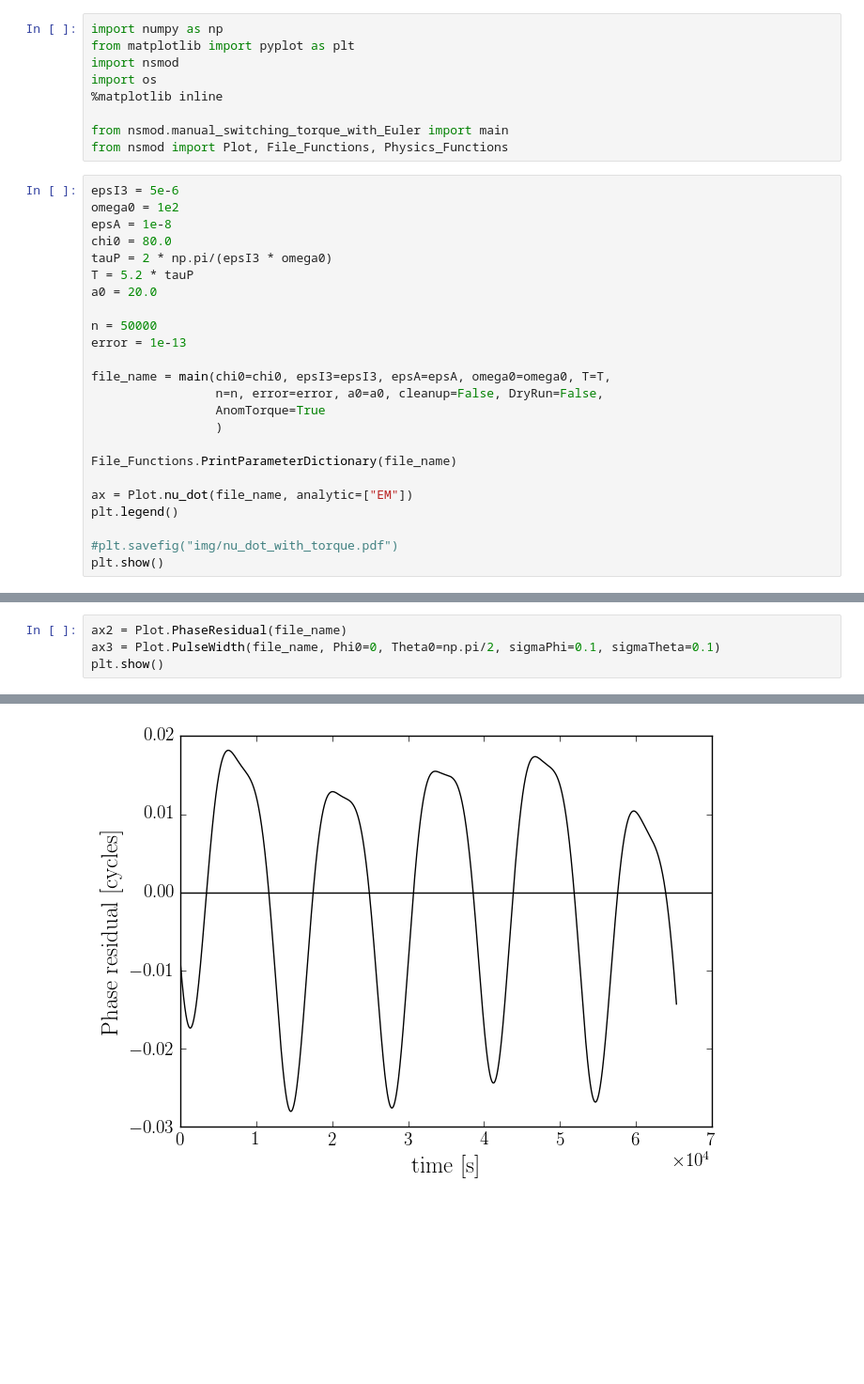
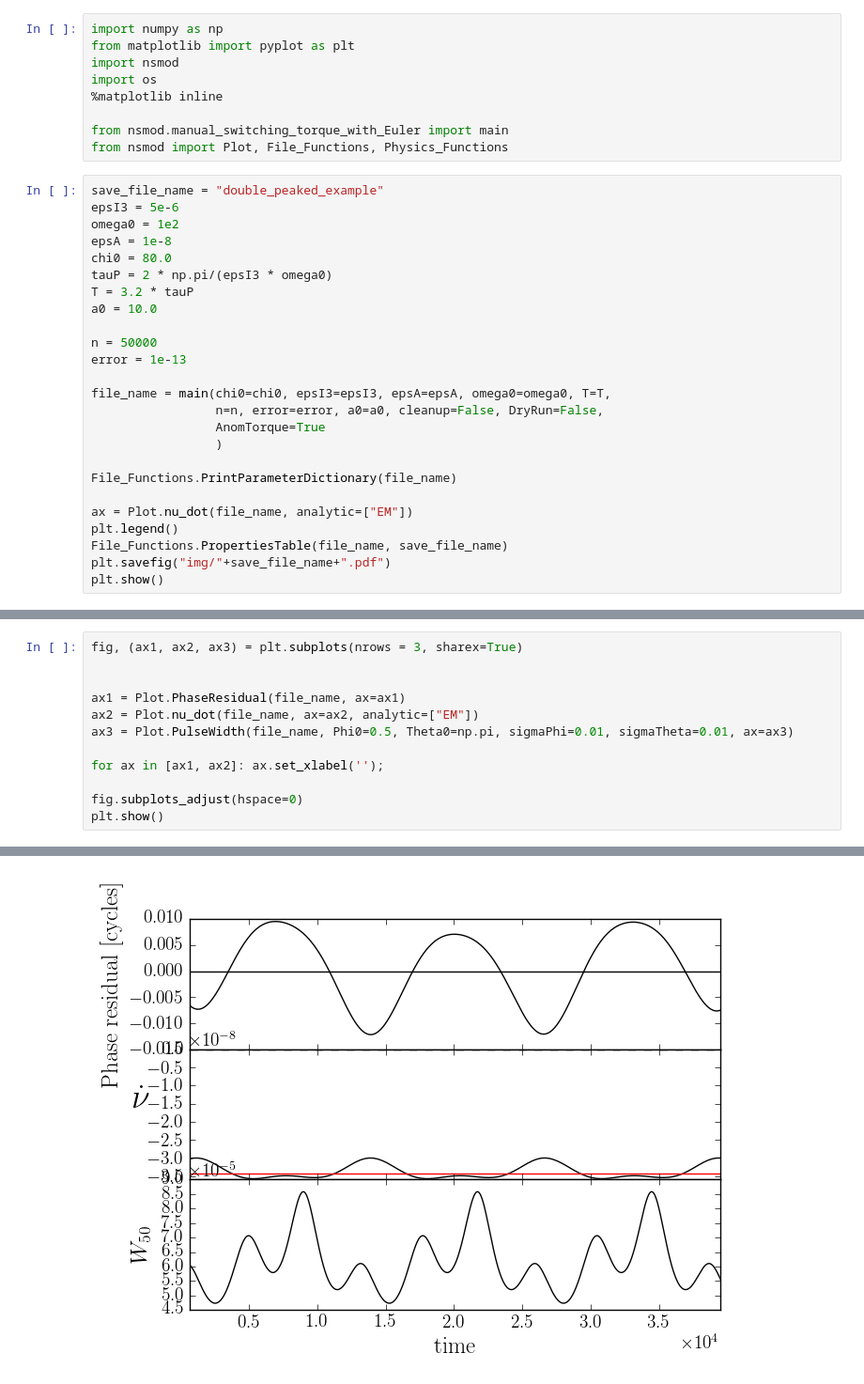
Before and after one commit to GregoryAshton/neutron_star_modelling, a Jupyter notebook: SpindownRate/DoublePeakedSpindown.ipynb, the cells around one changed output, grey strips where cells are left out. Shown at 94% size. Drawn from its saved outputs; the diff is of its cells as text; blank space fills up the shorter version.

Commit message:
Adds double peaked and B1828 notebook

```diff
--- a/SpindownRate/DoublePeakedSpindown.ipynb
+++ b/SpindownRate/DoublePeakedSpindown.ipynb
@@ -10,13 +10,14 @@ import os
 from nsmod.manual_switching_torque_with_Euler import main
 from nsmod import Plot, File_Functions, Physics_Functions
 # %%
+save_file_name = "double_peaked_example"
 epsI3 = 5e-6
 omega0 = 1e2
 epsA = 1e-8
 chi0 = 80.0
 tauP = 2 * np.pi/(epsI3 * omega0)
-T = 5.2 * tauP
-a0 = 20.0
+T = 3.2 * tauP
+a0 = 10.0
 
 n = 50000
 error = 1e-13
@@ -30,7 +31,7 @@ File_Functions.PrintParameterDictionary(file_name)
 
 ax = Plot.nu_dot(file_name, analytic=["EM"])
 plt.legend()
-
-#plt.savefig("img/nu_dot_with_torque.pdf")
+File_Functions.PropertiesTable(file_name, save_file_name)
+plt.savefig("img/"+save_file_name+".pdf")
 plt.show()
 # %% [output]
@@ -55,6 +56,14 @@ BETA FUNCTION IS USED
 # %%
-ax2 = Plot.PhaseResidual(file_name)
-ax3 = Plot.PulseWidth(file_name, Phi0=0, Theta0=np.pi/2, sigmaPhi=0.1, sigmaTheta=0.1)
+fig, (ax1, ax2, ax3) = plt.subplots(nrows = 3, sharex=True)
+
+
+ax1 = Plot.PhaseResidual(file_name, ax=ax1)
+ax2 = Plot.nu_dot(file_name, ax=ax2, analytic=["EM"])
+ax3 = Plot.PulseWidth(file_name, Phi0=0.5, Theta0=np.pi, sigmaPhi=0.01, sigmaTheta=0.01, ax=ax3)
+
+for ax in [ax1, ax2]: ax.set_xlabel('');
+
+fig.subplots_adjust(hspace=0)
 plt.show()
 # %% [output]
 BETA FUNCTION IS USED
@@ -62 +72 @@ BETA FUNCTION IS USED
-[figure, old version]
+[figure, new version]
```
Also changed, not shown: parts of 2 cells of this notebook, 5 other files.
